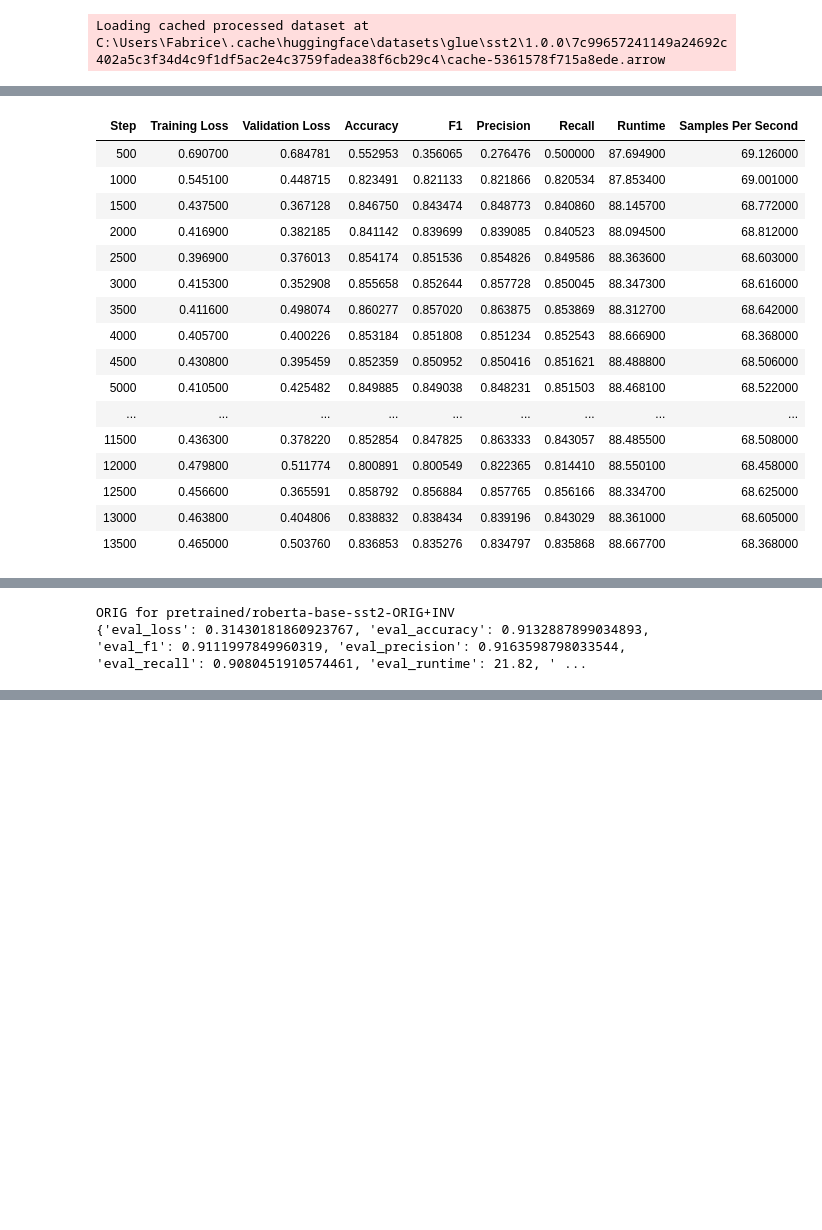
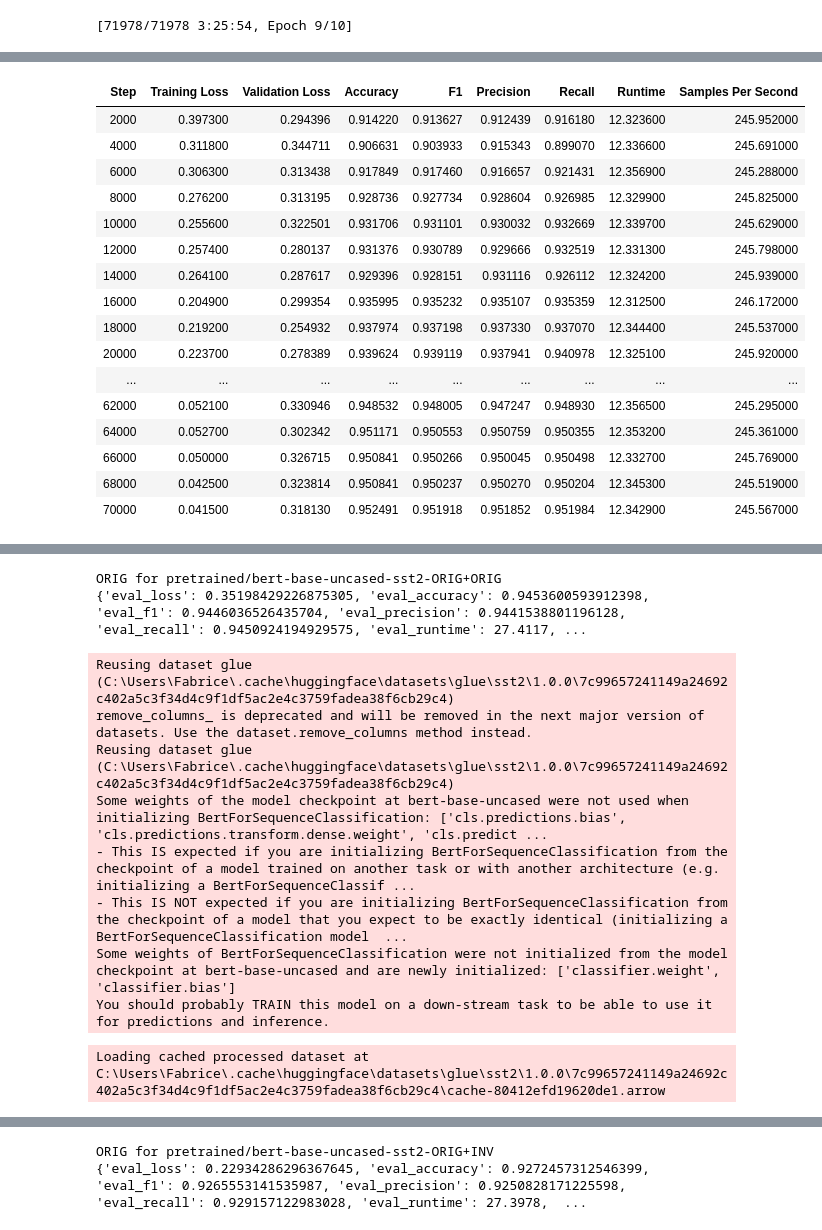
Before and after one commit to asakhala921/Sibyl_eval, a Jupyter notebook: train_SST2.ipynb, the cells around one changed output, grey strips where cells are left out. Saved outputs shown, nothing was run; the diff lists cells and outputs as text; code cells hidden in the pictures; blank space fills up the shorter version.

Commit message:
train_SST2 run3

```diff
--- a/train_SST2.ipynb
+++ b/train_SST2.ipynb
@@ -92,10 +92,11 @@ class DefaultCollator:
 # %%
-MODEL_NAMES = ['roberta-base']
+MODEL_NAMES = ['bert-base-uncased', 'roberta-base', 'xlnet-base-cased']
 # %%
 use_pretrain = False
 
+results = []
 for MODEL_NAME in MODEL_NAMES:
-    for t in ['INV']:
+    for t in ['ORIG', 'INV', 'SIB', 'INVSIB', 'TextMix', 'SentMix', 'WordMix']:
 
         soft_target = False
         eval_only = False
@@ -192,7 +193,7 @@ for MODEL_NAME in MODEL_NAMES:
             warmup_steps=int(max_steps / 10),
             weight_decay=0.01,
             logging_dir='./logs',
-            logging_steps=500,
+            logging_steps=2000,
             logging_first_step=True,
             load_best_model_at_end=True,
             metric_for_best_model="accuracy",
@@ -229,6 +230,9 @@ for MODEL_NAME in MODEL_NAMES:
         # test ORIG
         trainer.eval_dataset = test_dataset
         out = trainer.evaluate()
+        out['run'] = checkpoint
         print('ORIG for {}\n{}'.format(checkpoint, out))
+
+        results.append(out)
 # %% [output]
 Reusing dataset glue (C:\Users\Fabrice\.cache\huggingface\datasets\glue\sst2\1.0.0\7c99657241149a24692c402a5c3f34d4c9f1df5ac2e4c3759fadea38f6cb29c4)
@@ -243 +250 @@ You should probably TRAIN this model on a down-stream task to be able to use it
-Loading cached processed dataset at C:\Users\Fabrice\.cache\huggingface\datasets\glue\sst2\1.0.0\7c99657241149a24692c402a5c3f34d4c9f1df5ac2e4c3759fadea38f6cb29c4\cache-5361578f715a8ede.arrow
+[71978/71978 3:25:54, Epoch 9/10]
@@ -245,20 +251,29 @@ Loading cached processed dataset at C:\Users\Fabrice\.cache\huggingface\datasets
 | Step | Training Loss | Validation Loss | Accuracy | F1 | Precision | Recall | Runtime | Samples Per Second |
-| 500 | 0.690700 | 0.684781 | 0.552953 | 0.356065 | 0.276476 | 0.500000 | 87.694900 | 69.126000 |
-| 1000 | 0.545100 | 0.448715 | 0.823491 | 0.821133 | 0.821866 | 0.820534 | 87.853400 | 69.001000 |
-| 1500 | 0.437500 | 0.367128 | 0.846750 | 0.843474 | 0.848773 | 0.840860 | 88.145700 | 68.772000 |
-| 2000 | 0.416900 | 0.382185 | 0.841142 | 0.839699 | 0.839085 | 0.840523 | 88.094500 | 68.812000 |
-| 2500 | 0.396900 | 0.376013 | 0.854174 | 0.851536 | 0.854826 | 0.849586 | 88.363600 | 68.603000 |
-| 3000 | 0.415300 | 0.352908 | 0.855658 | 0.852644 | 0.857728 | 0.850045 | 88.347300 | 68.616000 |
-| 3500 | 0.411600 | 0.498074 | 0.860277 | 0.857020 | 0.863875 | 0.853869 | 88.312700 | 68.642000 |
-| 4000 | 0.405700 | 0.400226 | 0.853184 | 0.851808 | 0.851234 | 0.852543 | 88.666900 | 68.368000 |
-| 4500 | 0.430800 | 0.395459 | 0.852359 | 0.850952 | 0.850416 | 0.851621 | 88.488800 | 68.506000 |
-| 5000 | 0.410500 | 0.425482 | 0.849885 | 0.849038 | 0.848231 | 0.851503 | 88.468100 | 68.522000 |
+| 2000 | 0.397300 | 0.294396 | 0.914220 | 0.913627 | 0.912439 | 0.916180 | 12.323600 | 245.952000 |
+| 4000 | 0.311800 | 0.344711 | 0.906631 | 0.903933 | 0.915343 | 0.899070 | 12.336600 | 245.691000 |
+| 6000 | 0.306300 | 0.313438 | 0.917849 | 0.917460 | 0.916657 | 0.921431 | 12.356900 | 245.288000 |
+| 8000 | 0.276200 | 0.313195 | 0.928736 | 0.927734 | 0.928604 | 0.926985 | 12.329900 | 245.825000 |
+| 10000 | 0.255600 | 0.322501 | 0.931706 | 0.931101 | 0.930032 | 0.932669 | 12.339700 | 245.629000 |
+| 12000 | 0.257400 | 0.280137 | 0.931376 | 0.930789 | 0.929666 | 0.932519 | 12.331300 | 245.798000 |
+| 14000 | 0.264100 | 0.287617 | 0.929396 | 0.928151 | 0.931116 | 0.926112 | 12.324200 | 245.939000 |
+| 16000 | 0.204900 | 0.299354 | 0.935995 | 0.935232 | 0.935107 | 0.935359 | 12.312500 | 246.172000 |
+| 18000 | 0.219200 | 0.254932 | 0.937974 | 0.937198 | 0.937330 | 0.937070 | 12.344400 | 245.537000 |
+| 20000 | 0.223700 | 0.278389 | 0.939624 | 0.939119 | 0.937941 | 0.940978 | 12.325100 | 245.920000 |
 | ... | ... | ... | ... | ... | ... | ... | ... | ... |
-| 11500 | 0.436300 | 0.378220 | 0.852854 | 0.847825 | 0.863333 | 0.843057 | 88.485500 | 68.508000 |
-| 12000 | 0.479800 | 0.511774 | 0.800891 | 0.800549 | 0.822365 | 0.814410 | 88.550100 | 68.458000 |
-| 12500 | 0.456600 | 0.365591 | 0.858792 | 0.856884 | 0.857765 | 0.856166 | 88.334700 | 68.625000 |
-| 13000 | 0.463800 | 0.404806 | 0.838832 | 0.838434 | 0.839196 | 0.843029 | 88.361000 | 68.605000 |
-| 13500 | 0.465000 | 0.503760 | 0.836853 | 0.835276 | 0.834797 | 0.835868 | 88.667700 | 68.368000 |
+| 62000 | 0.052100 | 0.330946 | 0.948532 | 0.948005 | 0.947247 | 0.948930 | 12.356500 | 245.295000 |
+| 64000 | 0.052700 | 0.302342 | 0.951171 | 0.950553 | 0.950759 | 0.950355 | 12.353200 | 245.361000 |
+| 66000 | 0.050000 | 0.326715 | 0.950841 | 0.950266 | 0.950045 | 0.950498 | 12.332700 | 245.769000 |
+| 68000 | 0.042500 | 0.323814 | 0.950841 | 0.950237 | 0.950270 | 0.950204 | 12.345300 | 245.519000 |
+| 70000 | 0.041500 | 0.318130 | 0.952491 | 0.951918 | 0.951852 | 0.951984 | 12.342900 | 245.567000 |
 [interactive output not drawn]
+ORIG for pretrained/bert-base-uncased-sst2-ORIG+ORIG
+{'eval_loss': 0.35198429226875305, 'eval_accuracy': 0.9453600593912398, 'eval_f1': 0.9446036526435704, 'eval_precision': 0.9441538801196128, 'eval_recall': 0.9450924194929575, 'eval_runtime': 27.4117, ...
-ORIG for pretrained/roberta-base-sst2-ORIG+INV
-{'eval_loss': 0.31430181860923767, 'eval_accuracy': 0.9132887899034893, 'eval_f1': 0.9111997849960319, 'eval_precision': 0.9163598798033544, 'eval_recall': 0.9080451910574461, 'eval_runtime': 21.82, ' ...
+Reusing dataset glue (C:\Users\Fabrice\.cache\huggingface\datasets\glue\sst2\1.0.0\7c99657241149a24692c402a5c3f34d4c9f1df5ac2e4c3759fadea38f6cb29c4)
+remove_columns_ is deprecated and will be removed in the next major version of datasets. Use the dataset.remove_columns method instead.
+Reusing dataset glue (C:\Users\Fabrice\.cache\huggingface\datasets\glue\sst2\1.0.0\7c99657241149a24692c402a5c3f34d4c9f1df5ac2e4c3759fadea38f6cb29c4)
+Some weights of the model checkpoint at bert-base-uncased were not used when initializing BertForSequenceClassification: ['cls.predictions.bias', 'cls.predictions.transform.dense.weight', 'cls.predict ...
+- This IS expected if you are initializing BertForSequenceClassification from the checkpoint of a model trained on another task or with another architecture (e.g. initializing a BertForSequenceClassif ...
+- This IS NOT expected if you are initializing BertForSequenceClassification from the checkpoint of a model that you expect to be exactly identical (initializing a BertForSequenceClassification model  ...
+Some weights of BertForSequenceClassification were not initialized from the model checkpoint at bert-base-uncased and are newly initialized: ['classifier.weight', 'classifier.bias']
+You should probably TRAIN this model on a down-stream task to be able to use it for predictions and inference.
+Loading cached processed dataset at C:\Users\Fabrice\.cache\huggingface\datasets\glue\sst2\1.0.0\7c99657241149a24692c402a5c3f34d4c9f1df5ac2e4c3759fadea38f6cb29c4\cache-80412efd19620de1.arrow
@@ -264,0 +297,2 @@ ORIG for pretrained/roberta-base-sst2-ORIG+INV
+ORIG for pretrained/bert-base-uncased-sst2-ORIG+INV
+{'eval_loss': 0.22934286296367645, 'eval_accuracy': 0.9272457312546399, 'eval_f1': 0.9265553141535987, 'eval_precision': 0.9250828171225598, 'eval_recall': 0.929157122983028, 'eval_runtime': 27.3978,  ...
```
Also changed, not shown: parts of 5 cells of this notebook, 1 other file.
